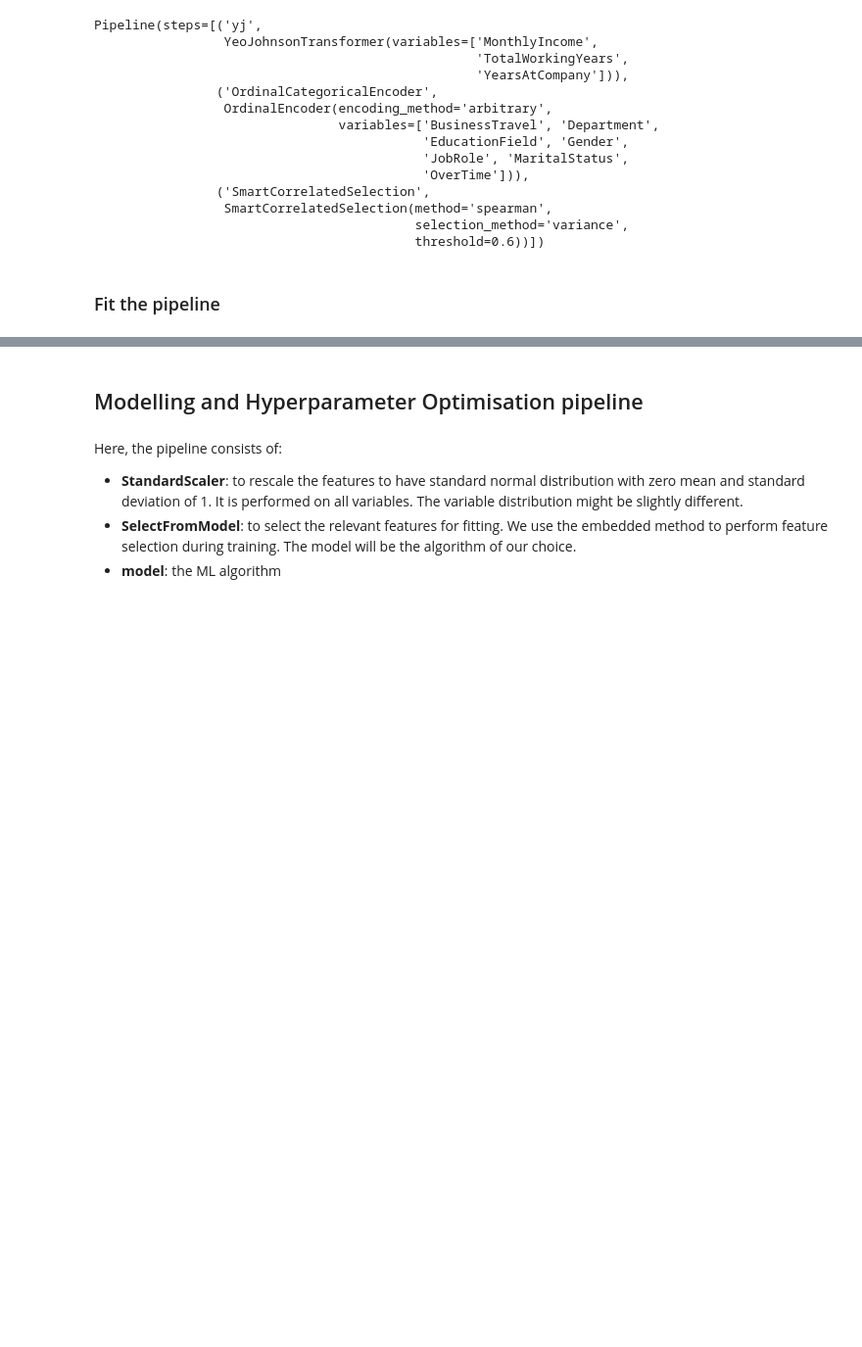
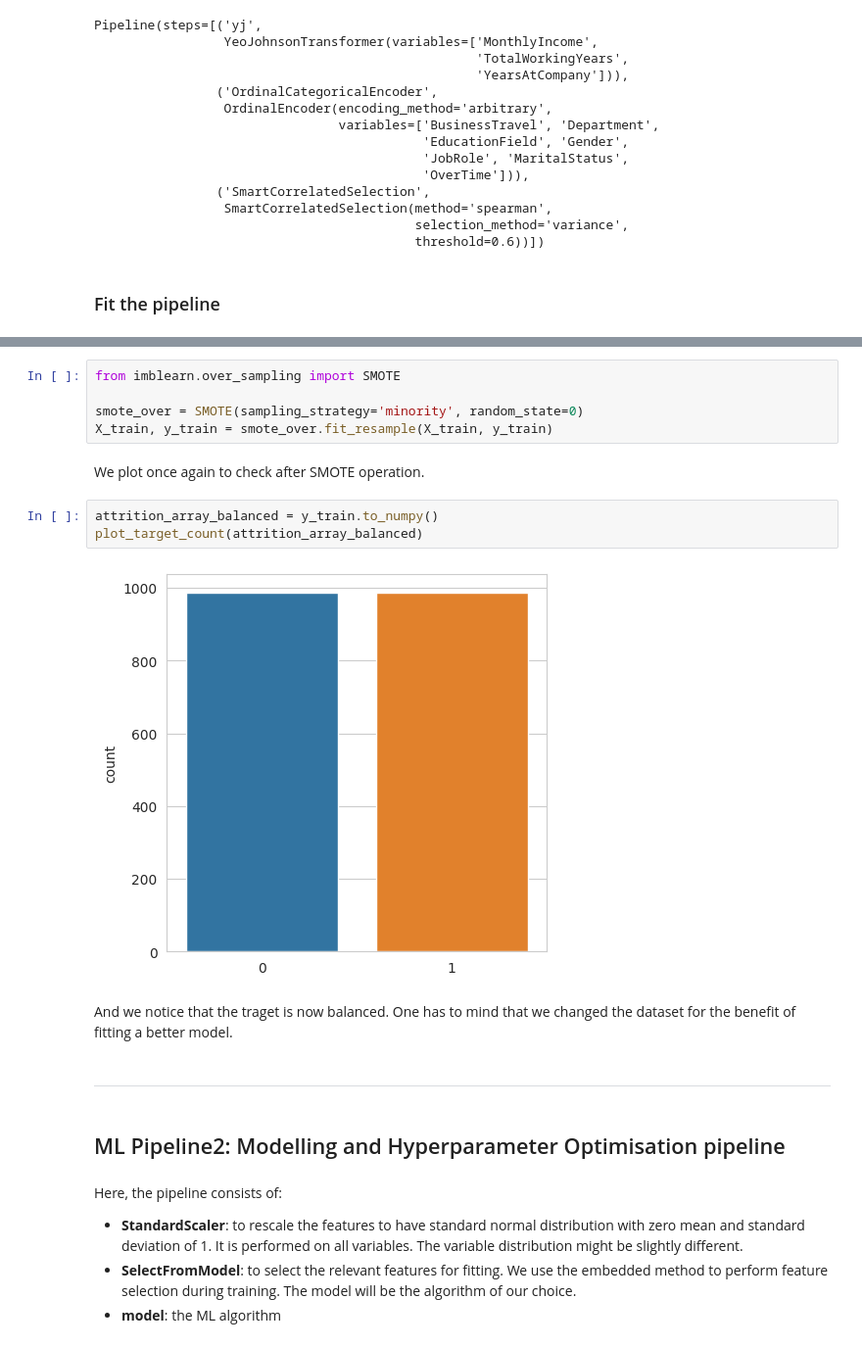
Before and after one commit to mtelewa/attrition-predictor, a Jupyter notebook: jupyter_notebooks/04-ModelingEvaluation.ipynb, the cells around one changed output, grey strips where cells are left out. Shown at 98% size. Drawn from its saved outputs; the diff is of its cells as text; blank space fills up the shorter version.

Commit message:
fit the model, hyperparameterization and evaluation

```diff
--- a/jupyter_notebooks/04-ModelingEvaluation.ipynb
+++ b/jupyter_notebooks/04-ModelingEvaluation.ipynb
@@ -130,5 +174,21 @@ print(X_train.shape, y_train.shape, X_test.shape, y_test.shape)
+# %%
+from imblearn.over_sampling import SMOTE
+
+smote_over = SMOTE(sampling_strategy='minority', random_state=0)
+X_train, y_train = smote_over.fit_resample(X_train, y_train)
+# %% [markdown]
+We plot once again to check after SMOTE operation.
+# %%
+attrition_array_balanced = y_train.to_numpy()
+plot_target_count(attrition_array_balanced)
+# %% [output]
+[figure, added]
+# %% [markdown]
+And we notice that the traget is now balanced. One has to mind that we changed the dataset for the benefit of fitting a better model.
+# %% [markdown]
+---
 # %% [markdown]
-## Modelling and Hyperparameter Optimisation pipeline
+## ML Pipeline2: Modelling and Hyperparameter Optimisation pipeline
 # %% [markdown]
 Here, the pipeline consists of:
 * **StandardScaler**: to rescale the features to have standard normal distribution with zero mean and standard deviation of 1. It is performed on all variables. The variable distribution might be slightly different.
```
Also changed, not shown: parts of 38 cells of this notebook.
